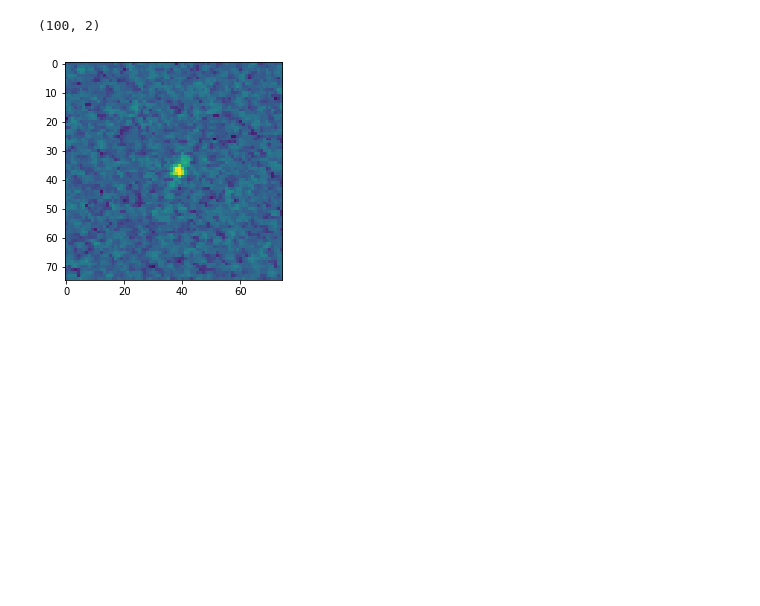
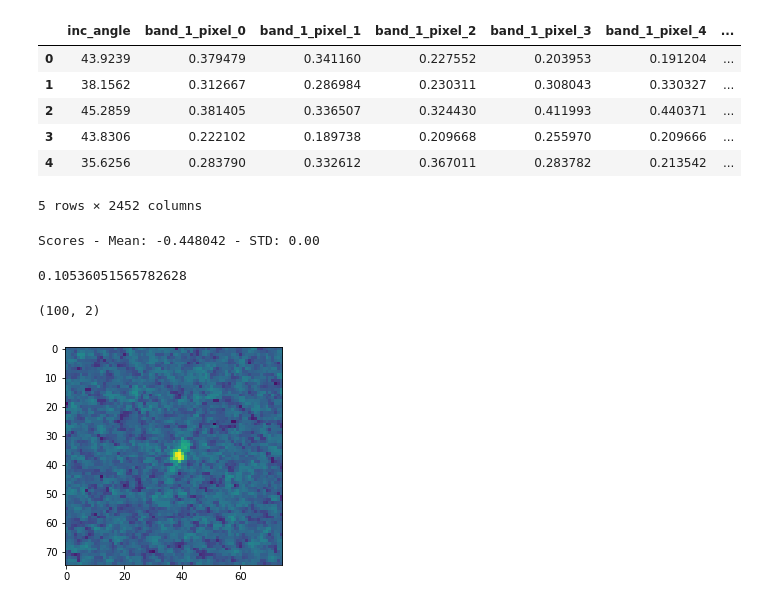
Before and after one commit to Webstep/StatoilCCoreKaggle, a Jupyter notebook: notebooks/milesg-dev.ipynb, the cells around one changed output. Drawn from its saved outputs; the diff is of its cells as text; code cells hidden in the pictures; blank space fills up the shorter version.

```diff
--- a/notebooks/milesg-dev.ipynb
+++ b/notebooks/milesg-dev.ipynb
@@ -110,3 +47,79 @@ array([-0.80514928, -0.83378705, -0.82040479])
+# %%
+X, y = DataLoader.load_train()
+
+def crop(img):
+    img = img.reshape(75, 75)[20:55, 20:55].flatten()
+    img = (img - img.min()) / (img.max() - img.min())
+    return img
+
+# Exploded embedded images so each pixel has its own column
+for band in ['band_1', 'band_2']:
+    X[band] = X[band].map(crop)
+    exploded = X[band].apply(pd.Series)
+    exploded.columns = ['{}_pixel_{}'.format(band, col) for col in exploded.columns]
+    X = X.join(exploded) \
+         .drop(columns=band)
+
+X['inc_angle_missing'] = X.inc_angle.map(lambda val: 1 if pd.isnull(val) else 0)
+X.head()
+# %% [output]
+|  | inc_angle | band_1_pixel_0 | band_1_pixel_1 | band_1_pixel_2 | band_1_pixel_3 | band_1_pixel_4 | ... |
+| 0 | 43.9239 | 0.379479 | 0.341160 | 0.227552 | 0.203953 | 0.191204 | ... |
+| 1 | 38.1562 | 0.312667 | 0.286984 | 0.230311 | 0.308043 | 0.330327 | ... |
+| 2 | 45.2859 | 0.381405 | 0.336507 | 0.324430 | 0.411993 | 0.440371 | ... |
+| 3 | 43.8306 | 0.222102 | 0.189738 | 0.209668 | 0.255970 | 0.209666 | ... |
+| 4 | 35.6256 | 0.283790 | 0.332612 | 0.367011 | 0.283782 | 0.213542 | ... |
+5 rows × 2452 columns
+# %%
+from sklearn.preprocessing import (FunctionTransformer, RobustScaler as Scaler, Normalizer,
+                                   QuantileTransformer,
+                                   Imputer
+                                  )
+from sklearn.decomposition import PCA
+from sklearn.pipeline import Pipeline, FeatureUnion
+from xgboost.sklearn import XGBClassifier
+
+COLUMNS = X.columns
+
+def band1(x):
+    return x[:, [i for i in range(0, len(COLUMNS)) if COLUMNS[i].startswith('band_1')]]
+
+def band2(x):
+    return x[:, [i for i in range(0, len(COLUMNS)) if COLUMNS[i].startswith('band_2')]]
+
+def angle(x):
+    return x[:, [i for i in range(0, len(COLUMNS)) if COLUMNS[i] in ['inc_angle', 'inc_angle_missing']]]
+
+pipe = Pipeline(steps=[
+    ('imputer', Imputer(strategy='mean')),
+    ('feature_union', FeatureUnion(n_jobs=1, transformer_list=[
+        ('band_1_pipe', Pipeline(steps=[
+            ('band_1', FunctionTransformer(band1)),
+            ('band_1_norm', Normalizer()),
+            ('band_1_standard_scale', Scaler()),
+            #('band_1_qt', QuantileTransformer(output_distribution='uniform')),
+        ])),
+        ('band_2_pipe', Pipeline(steps=[
+            ('band_2', FunctionTransformer(band2)),
+            ('band_1_norm', Normalizer()),
+            ('band_2_standard_scale', Scaler()),
+            #('band_2_qt', QuantileTransformer(output_distribution='uniform')),
+        ])),
+        ('inc_angle', FunctionTransformer(angle))
+    ])),
+    ('xgboost', XGBClassifier())
+])
+
+scores = cross_val_score(pipe, X, y, scoring='neg_log_loss', cv=2)
+print('Scores - Mean: {:.6f} - STD: {:.2f}'.format(scores.mean(), scores.std()))
+# %% [output]
+Scores - Mean: -0.448042 - STD: 0.00
+# %%
+from sklearn.metrics import log_loss
+
+log_loss([1, 0, 1, 0], [0.9, 0.1, 0.9, 0.1])
+# %% [output]
+0.10536051565782628
 # %%
 rf = RandomForestClassifier()
 rf.fit(data, target)
```
Also changed, not shown: parts of 7 cells of this notebook, 3 other files.
